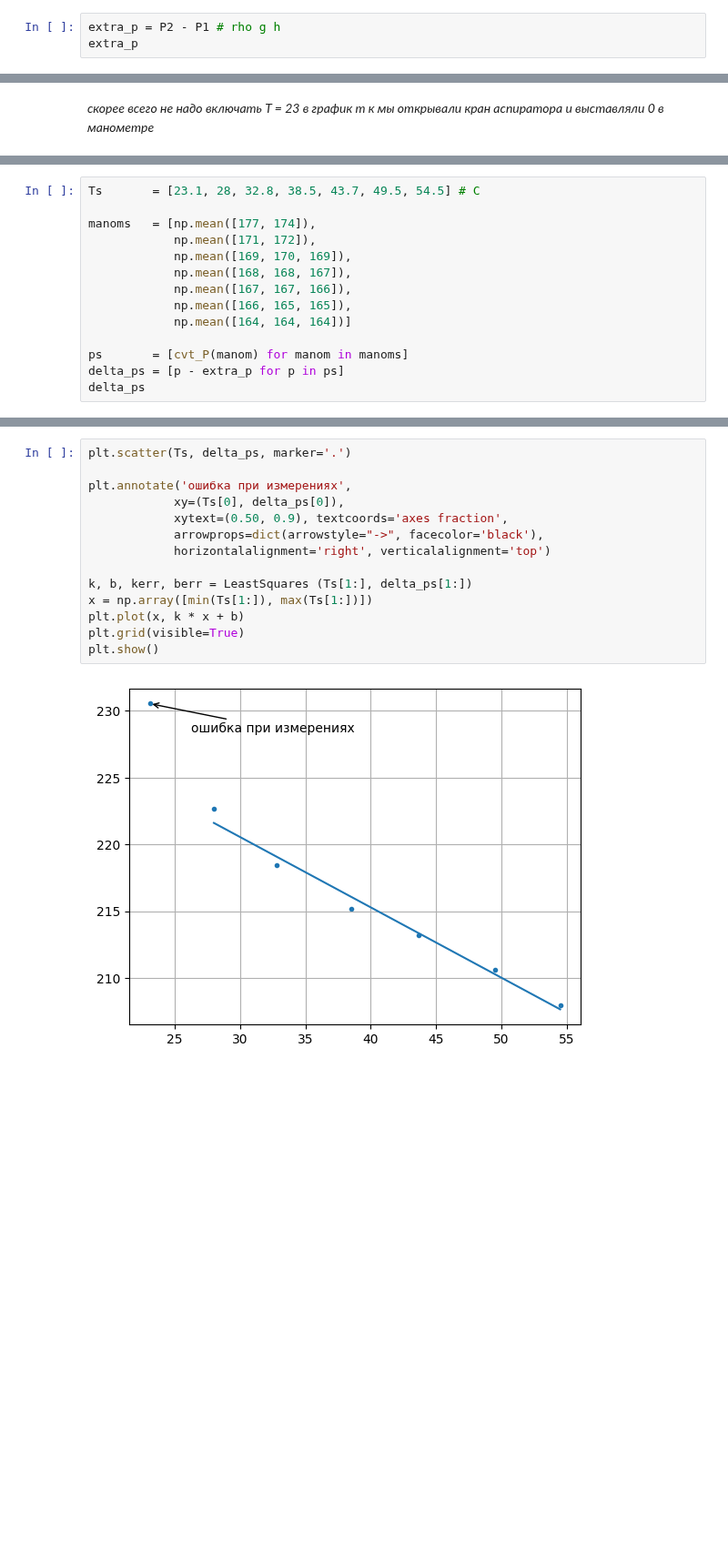
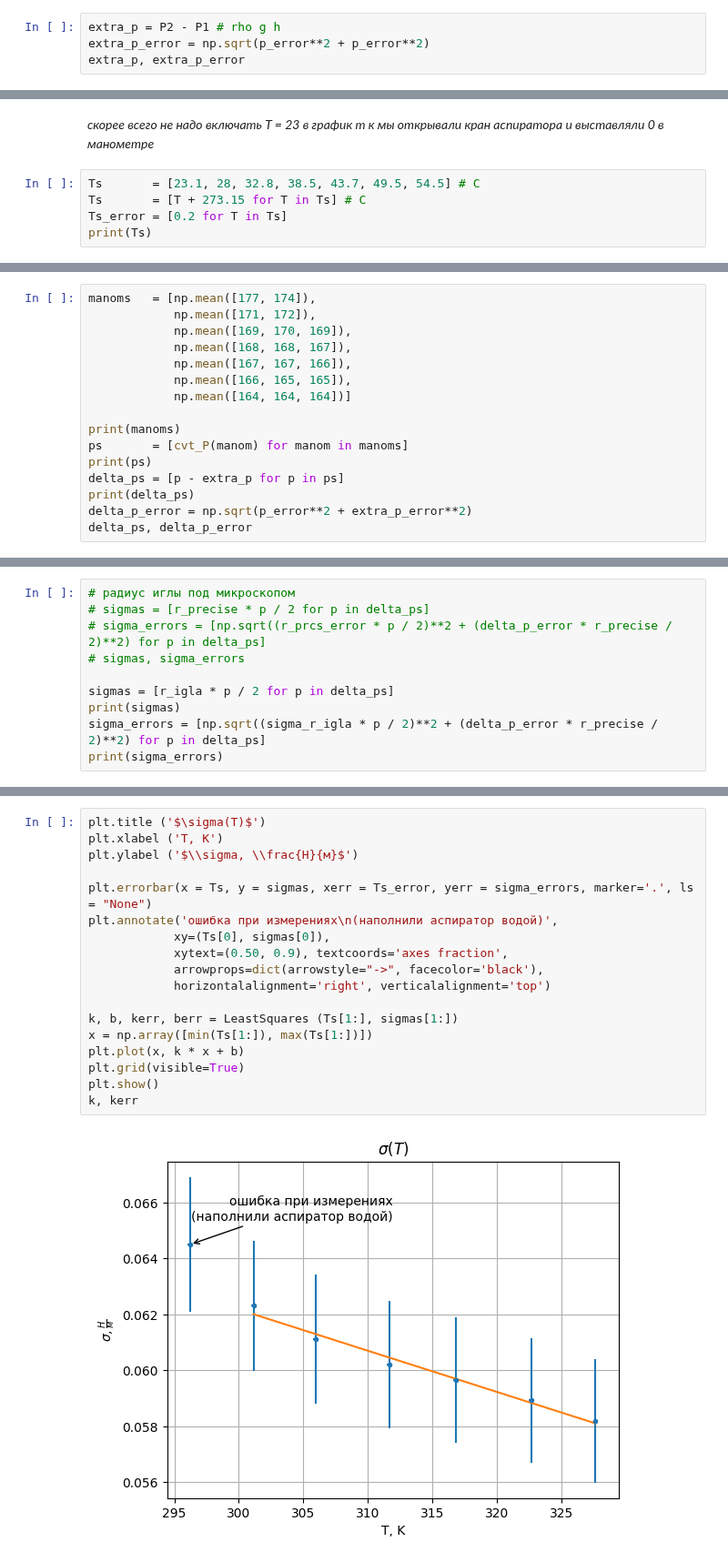
Before and after one commit to UjeNeTORT/labs, a Jupyter notebook: sem_2/2.5.1/laba.ipynb, the cells around one changed output, grey strips where cells are left out. Shown at 91% size. Cells and saved outputs as stored; diff of their text form; blank space fills up the shorter version.

```diff
--- a/sem_2/2.5.1/laba.ipynb
+++ b/sem_2/2.5.1/laba.ipynb
@@ -73,5 +92,6 @@ P2
 0.0116
 # %%
 extra_p = P2 - P1 # rho g h
-extra_p
+extra_p_error = np.sqrt(p_error**2 + p_error**2)
+extra_p, extra_p_error
 # %% [output]
@@ -80,3 +100,8 @@ extra_p
 $$\Delta P = P - \rho g h$$
 # %% [markdown]
 *скорее всего не надо включать T = 23 в график т к мы открывали кран аспиратора и выставляли 0 в манометре*
+# %%
+Ts       = [23.1, 28, 32.8, 38.5, 43.7, 49.5, 54.5] # C
+Ts       = [T + 273.15 for T in Ts] # C
+Ts_error = [0.2 for T in Ts]
+print(Ts)
@@ -83,6 +110,4 @@ $$\Delta P = P - \rho g h$$
 # %%
-Ts       = [23.1, 28, 32.8, 38.5, 43.7, 49.5, 54.5] # C
-
 manoms   = [np.mean([177, 174]),
             np.mean([171, 172]),
             np.mean([169, 170, 169]),
@@ -91,7 +116,11 @@ manoms   = [np.mean([177, 174]),
             np.mean([166, 165, 165]),
             np.mean([164, 164, 164])]
 
+print(manoms)
 ps       = [cvt_P(manom) for manom in manoms]
+print(ps)
 delta_ps = [p - extra_p for p in ps]
-delta_ps
+print(delta_ps)
+delta_p_error = np.sqrt(p_error**2 + extra_p_error**2)
+delta_ps, delta_p_error
 # %% [output]
@@ -104,0 +138,10 @@ delta_ps
+# %%
+# радиус иглы под микроскопом
+# sigmas = [r_precise * p / 2 for p in delta_ps]
+# sigma_errors = [np.sqrt((r_prcs_error * p / 2)**2 + (delta_p_error * r_precise / 2)**2) for p in delta_ps]
+# sigmas, sigma_errors
+
+sigmas = [r_igla * p / 2 for p in delta_ps]
+print(sigmas)
+sigma_errors = [np.sqrt((sigma_r_igla * p / 2)**2 + (delta_p_error * r_precise / 2)**2) for p in delta_ps]
+print(sigma_errors)
@@ -105,16 +151,20 @@ delta_ps
 # %%
-plt.scatter(Ts, delta_ps, marker='.')
+plt.title ('$\sigma(T)$')
+plt.xlabel ('T, K')
+plt.ylabel ('$\\sigma, \\frac{Н}{м}$')
 
-plt.annotate('ошибка при измерениях',
-            xy=(Ts[0], delta_ps[0]),
+plt.errorbar(x = Ts, y = sigmas, xerr = Ts_error, yerr = sigma_errors, marker='.', ls = "None")
+plt.annotate('ошибка при измерениях\n(наполнили аспиратор водой)',
+            xy=(Ts[0], sigmas[0]),
             xytext=(0.50, 0.9), textcoords='axes fraction',
             arrowprops=dict(arrowstyle="->", facecolor='black'),
             horizontalalignment='right', verticalalignment='top')
 
-k, b, kerr, berr = LeastSquares (Ts[1:], delta_ps[1:])
+k, b, kerr, berr = LeastSquares (Ts[1:], sigmas[1:])
 x = np.array([min(Ts[1:]), max(Ts[1:])])
 plt.plot(x, k * x + b)
 plt.grid(visible=True)
 plt.show()
+k, kerr
 # %% [output]
-[figure, old version]
+[figure, new version]
```
Also changed, not shown: parts of 23 cells of this notebook, 1 other file.
